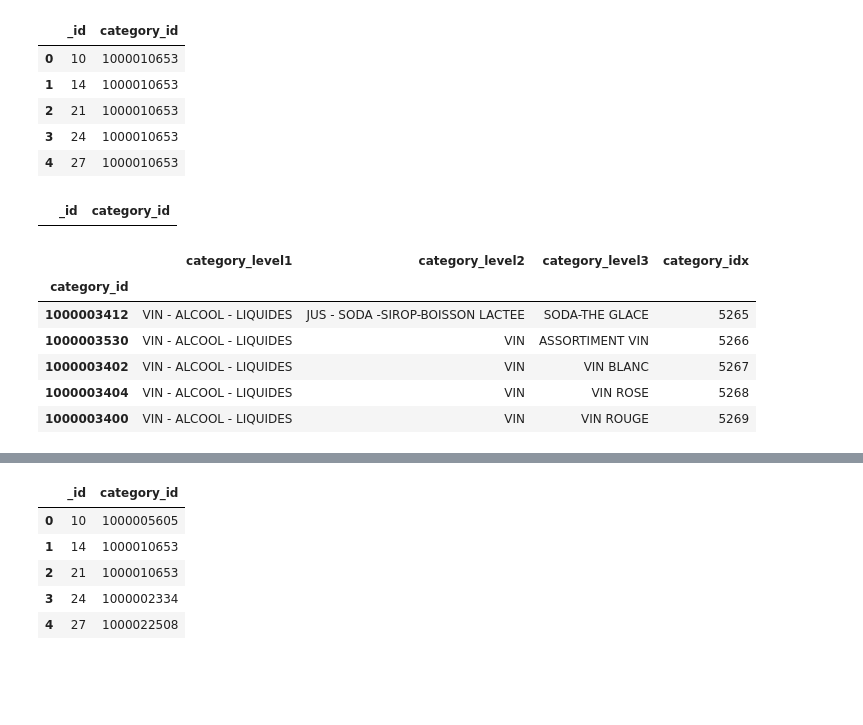
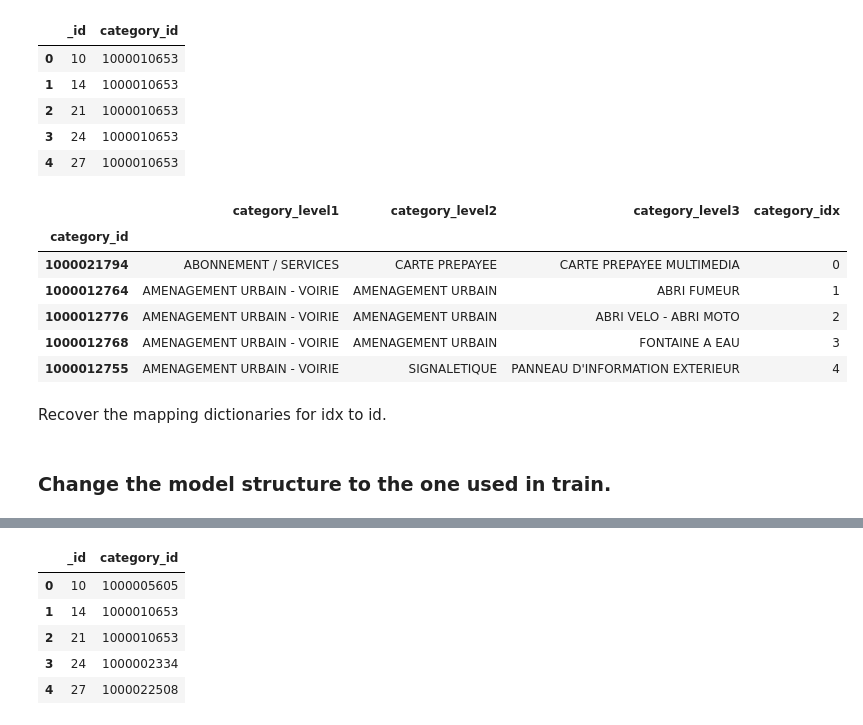
Before and after one commit to weihuacern/CICCKernelGit, a Jupyter notebook: submission_levelID.ipynb, the cells around one changed output, grey strips where cells are left out. Saved outputs shown, nothing was run; the diff lists cells and outputs as text; code cells hidden in the pictures; blank space fills up the shorter version.

Commit message:
update after final submission

```diff
--- a/ResNet101/sub_ori.ipynb
+++ b/submission_levelID.ipynb
@@ -39,24 +39,21 @@ check_sub_df.head()
 | 2 | 21 | 1000010653 |
 | 3 | 24 | 1000010653 |
 | 4 | 27 | 1000010653 |
-# %%
-###  create submission dataframe
-sub_df = pd.DataFrame(columns=['_id','category_id'])
-sub_df.head()
-# %% [output]
-|  | _id | category_id |
 # %%
-# load categories id from category_names.csv
-cat_df = pd.read_csv(data_dir + 'category_names.csv', index_col="category_id")
+categories_path = os.path.join(data_dir, "category_names.csv")
+categories_df = pd.read_csv(categories_path, index_col="category_id")
+
 # Maps the category_id to an integer index.
-cat_df["category_idx"] = pd.Series(range(len(cat_df)), index=cat_df.index)
-cat_df.tail()
+categories_df["category_idx"] = pd.Series(range(len(categories_df)), index=categories_df.index)
+categories_df.head()
 # %% [output]
 |  | category_level1 | category_level2 | category_level3 | category_idx |
 | category_id |  |  |  |  |
-| 1000003412 | VIN - ALCOOL - LIQUIDES | JUS - SODA -SIROP-BOISSON LACTEE | SODA-THE GLACE | 5265 |
-| 1000003530 | VIN - ALCOOL - LIQUIDES | VIN | ASSORTIMENT VIN | 5266 |
-| 1000003402 | VIN - ALCOOL - LIQUIDES | VIN | VIN BLANC | 5267 |
-| 1000003404 | VIN - ALCOOL - LIQUIDES | VIN | VIN ROSE | 5268 |
-| 1000003400 | VIN - ALCOOL - LIQUIDES | VIN | VIN ROUGE | 5269 |
+| 1000021794 | ABONNEMENT / SERVICES | CARTE PREPAYEE | CARTE PREPAYEE MULTIMEDIA | 0 |
+| 1000012764 | AMENAGEMENT URBAIN - VOIRIE | AMENAGEMENT URBAIN | ABRI FUMEUR | 1 |
+| 1000012776 | AMENAGEMENT URBAIN - VOIRIE | AMENAGEMENT URBAIN | ABRI VELO - ABRI MOTO | 2 |
+| 1000012768 | AMENAGEMENT URBAIN - VOIRIE | AMENAGEMENT URBAIN | FONTAINE A EAU | 3 |
+| 1000012755 | AMENAGEMENT URBAIN - VOIRIE | SIGNALETIQUE | PANNEAU D'INFORMATION EXTERIEUR | 4 |
+# %% [markdown]
+Recover the mapping dictionaries for idx to id.
 # %%
@@ -66,3 +62,5 @@ idx_id = zip(cat_df['category_idx'], cat_df.index)
 cat2idx = dict(id_idx)
 idx2cat = dict(idx_id)
+# %% [markdown]
+### Change the model structure to the one used in train.
 # %%
```
Also changed, not shown: parts of 19 cells of this notebook, 3 other files.
